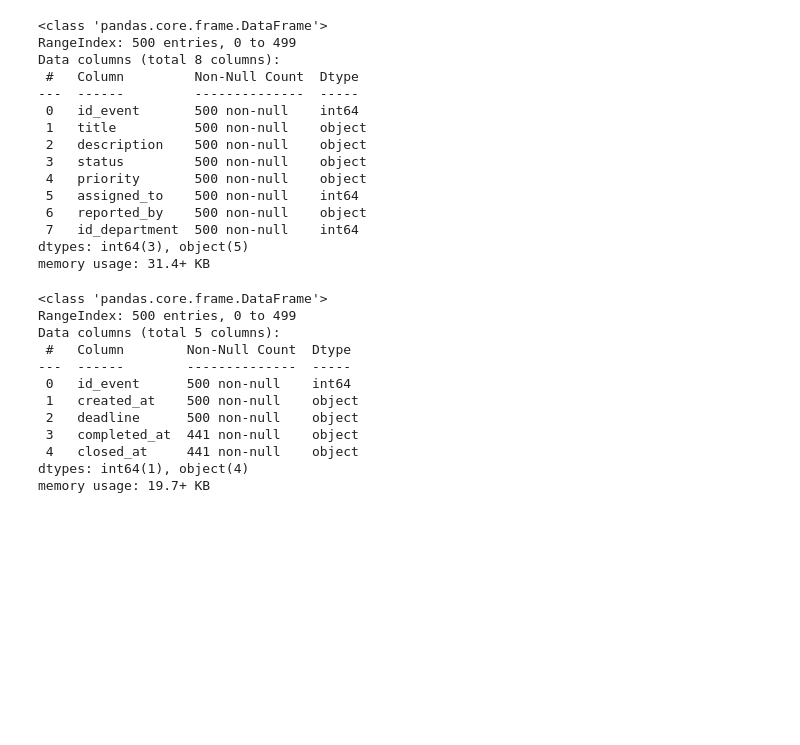
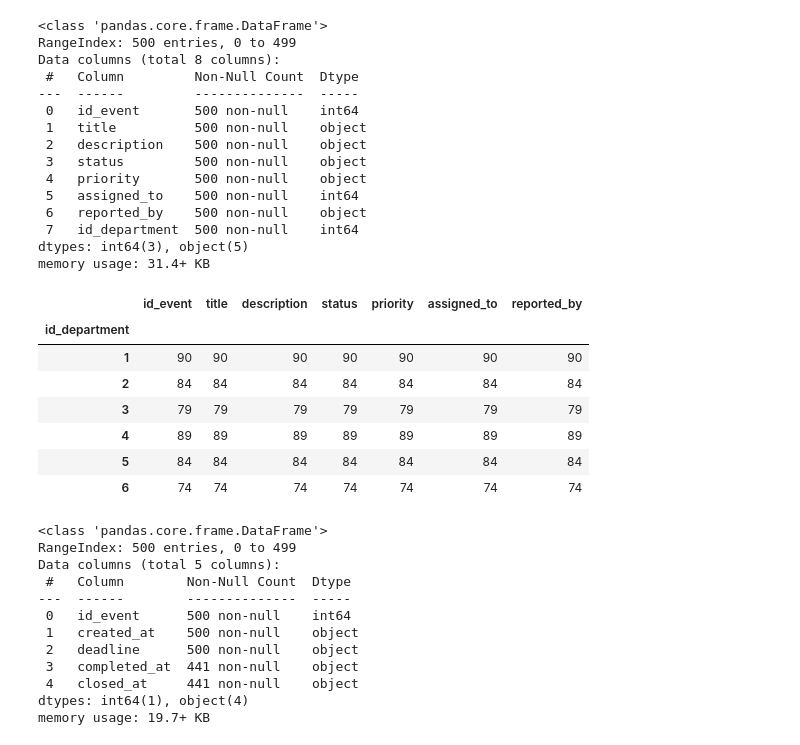
Before and after one commit to Putinka1993/notes, a Jupyter notebook: temp2_project/generate_df.ipynb, the cells around one changed output. Saved outputs shown, nothing was run; the diff lists cells and outputs as text; code cells hidden in the pictures; blank space fills up the shorter version.

```diff
--- a/temp2_project/generate_df.ipynb
+++ b/temp2_project/generate_df.ipynb
@@ -311,6 +71,17 @@ Data columns (total 8 columns):
  7   id_department  500 non-null    int64
 dtypes: int64(3), object(5)
 memory usage: 31.4+ KB
+# %%
+events.groupby('id_department').count()
+# %% [output]
+|  | id_event | title | description | status | priority | assigned_to | reported_by |
+| id_department |  |  |  |  |  |  |  |
+| 1 | 90 | 90 | 90 | 90 | 90 | 90 | 90 |
+| 2 | 84 | 84 | 84 | 84 | 84 | 84 | 84 |
+| 3 | 79 | 79 | 79 | 79 | 79 | 79 | 79 |
+| 4 | 89 | 89 | 89 | 89 | 89 | 89 | 89 |
+| 5 | 84 | 84 | 84 | 84 | 84 | 84 | 84 |
+| 6 | 74 | 74 | 74 | 74 | 74 | 74 | 74 |
 # %%
 time_track.info()
 # %% [output]
```
Also changed, not shown: parts of 4 cells of this notebook, 4 other files.
